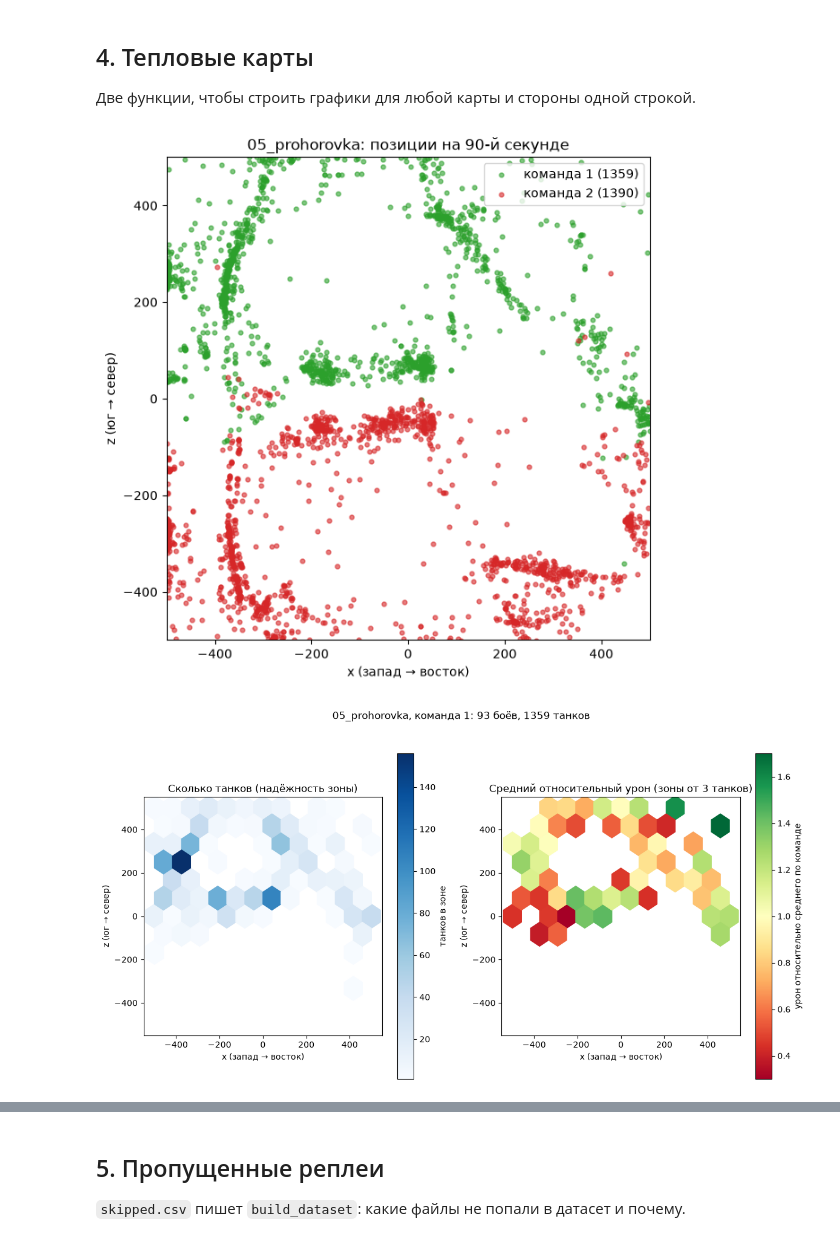
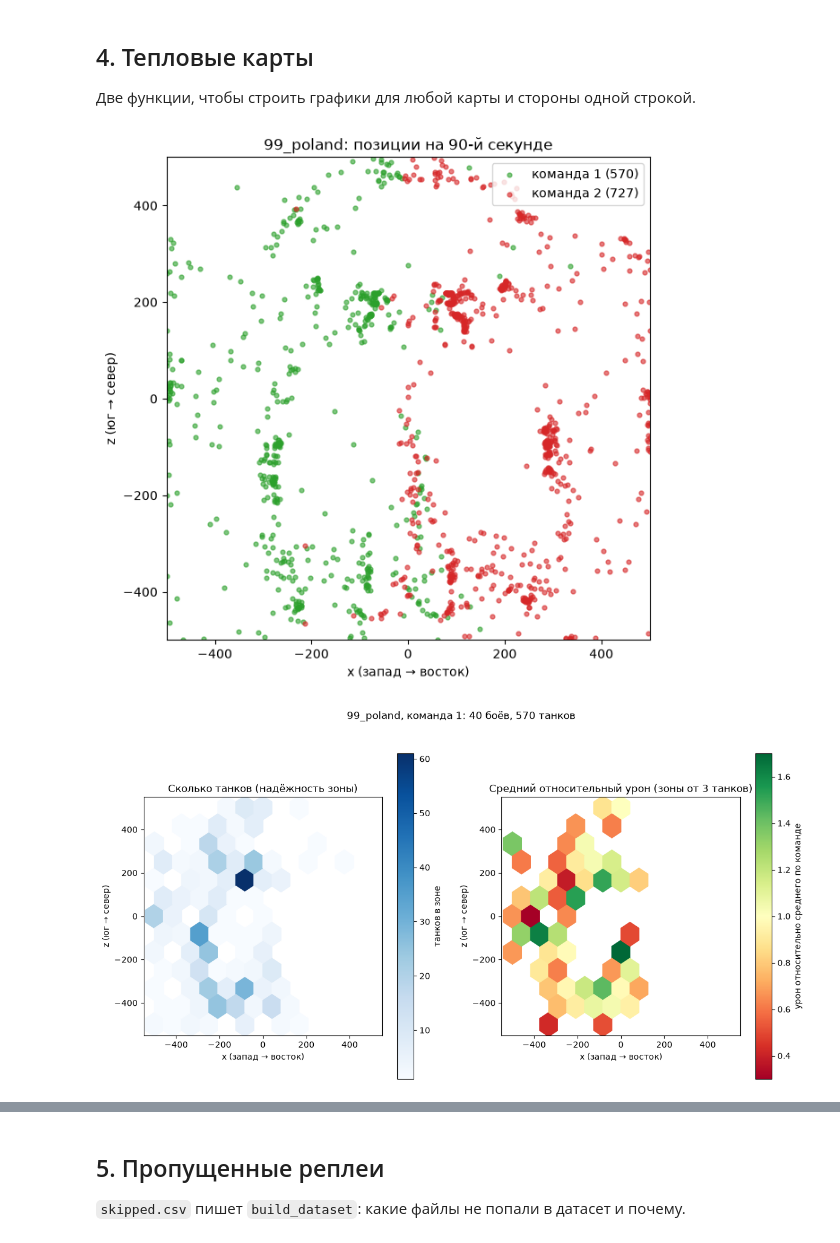
Before and after one commit to JIAIM/wotAI, a Jupyter notebook: notebooks/01_eda.ipynb, the cells around one changed output, grey strips where cells are left out. Cells and saved outputs as stored; diff of their text form; code cells hidden in the pictures.

```diff
--- a/notebooks/01_eda.ipynb
+++ b/notebooks/01_eda.ipynb
@@ -198,11 +198,11 @@ def plot_damage_heatmap(data, map_name, team, gridsize=12, mincnt=3):
     fig.suptitle(f"{map_name}, команда {team}: {part['arena_id'].nunique()} боёв, {len(part)} танков")
     plt.show()
 # %%
-plot_positions(standard, "05_prohorovka")
+plot_positions(standard, "99_poland")
 # %% [output]
-[figure, old version]
+[figure, new version]
 # %%
-plot_damage_heatmap(standard, "05_prohorovka", team=1)
+plot_damage_heatmap(standard, "99_poland", team=1)
 # %% [output]
-[figure, old version]
+[figure, new version]
 # %%
```
Also changed, not shown: parts of 2 cells of this notebook, 2 other files.
